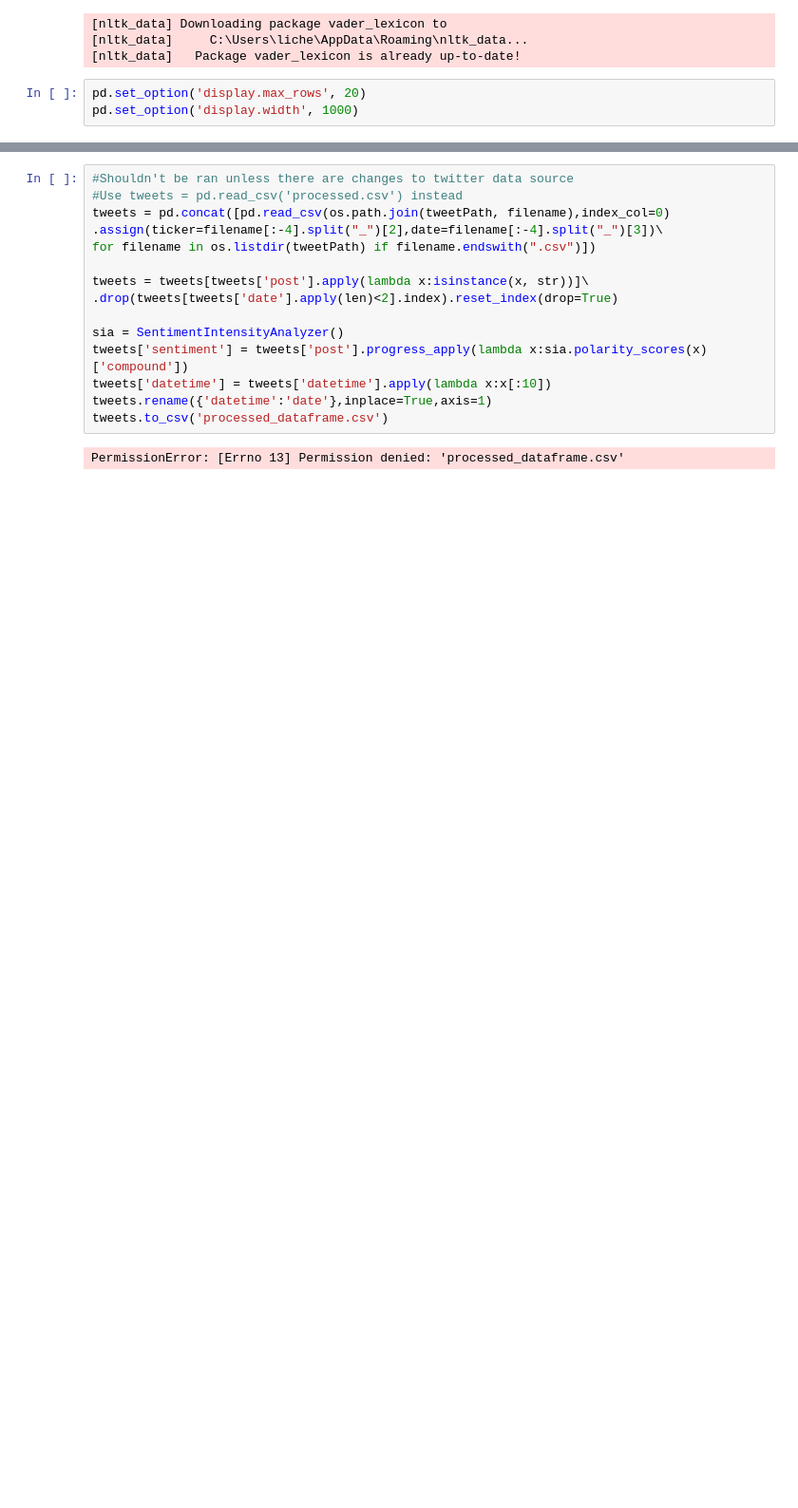
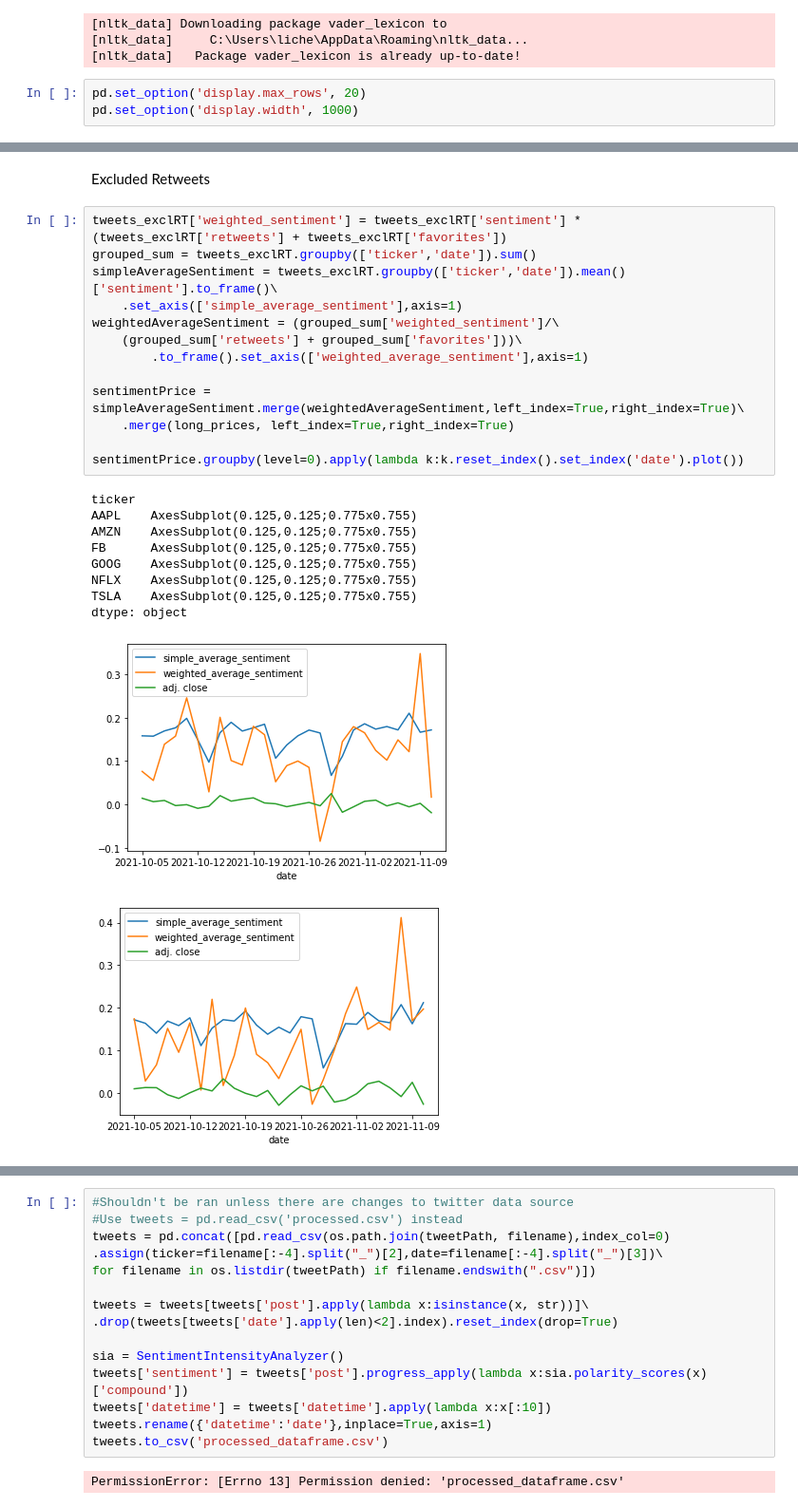
Before and after one commit to Andy-Li-l337/STAT1005, a Jupyter notebook: Objectives/Objective 2.ipynb, the cells around one changed output, grey strips where cells are left out. Shown: that part at 95% size. Drawn from its saved outputs; the diff is of its cells as text; blank space fills up the shorter version.

```diff
--- a/Objectives/Objective 2.ipynb
+++ b/Objectives/Objective 2.ipynb
@@ -71,0 +109,26 @@ tweets.index
+# %% [markdown]
+Excluded Retweets
+# %%
+tweets_exclRT['weighted_sentiment'] = tweets_exclRT['sentiment'] *(tweets_exclRT['retweets'] + tweets_exclRT['favorites'])
+grouped_sum = tweets_exclRT.groupby(['ticker','date']).sum()
+simpleAverageSentiment = tweets_exclRT.groupby(['ticker','date']).mean()['sentiment'].to_frame()\
+    .set_axis(['simple_average_sentiment'],axis=1)
+weightedAverageSentiment = (grouped_sum['weighted_sentiment']/\
+    (grouped_sum['retweets'] + grouped_sum['favorites']))\
+        .to_frame().set_axis(['weighted_average_sentiment'],axis=1)
+
+sentimentPrice = simpleAverageSentiment.merge(weightedAverageSentiment,left_index=True,right_index=True)\
+    .merge(long_prices, left_index=True,right_index=True)
+
+sentimentPrice.groupby(level=0).apply(lambda k:k.reset_index().set_index('date').plot())
+# %% [output]
+ticker
+AAPL    AxesSubplot(0.125,0.125;0.775x0.755)
+AMZN    AxesSubplot(0.125,0.125;0.775x0.755)
+FB      AxesSubplot(0.125,0.125;0.775x0.755)
+GOOG    AxesSubplot(0.125,0.125;0.775x0.755)
+NFLX    AxesSubplot(0.125,0.125;0.775x0.755)
+TSLA    AxesSubplot(0.125,0.125;0.775x0.755)
+dtype: object
+[figure, added]
+[figure, added]
```
Also changed, not shown: parts of 8 cells of this notebook, 1 other file.
